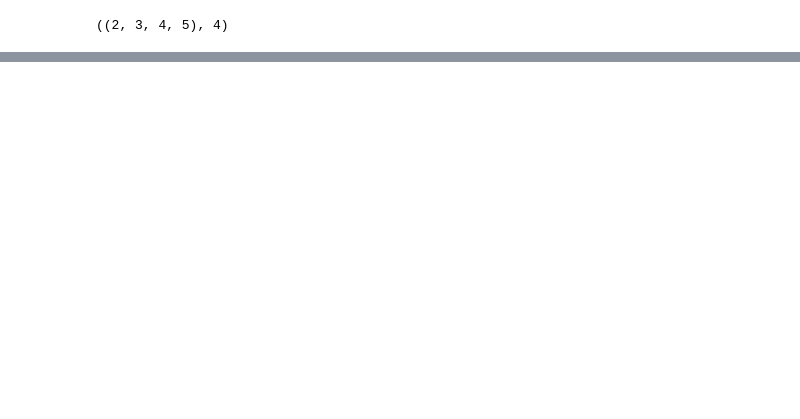
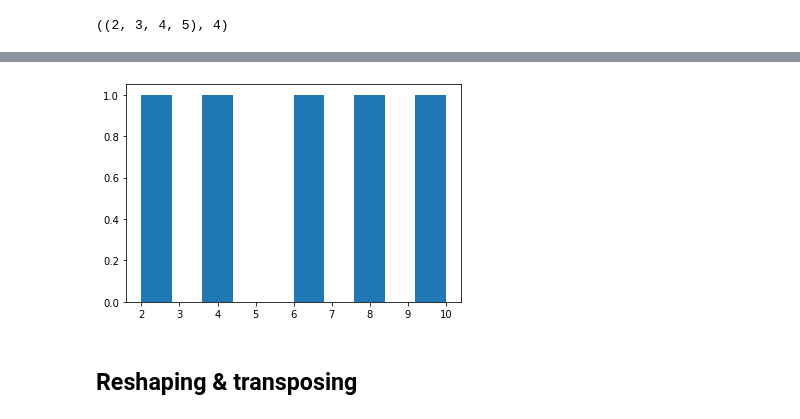
Before and after one commit to alvintoh/ml-ds-bootcamp-2021, a Jupyter notebook: sample_project/introduction-to-numpy.ipynb, the cells around one changed output, grey strips where cells are left out. Drawn from its saved outputs; the diff is of its cells as text; code cells hidden in the pictures; blank space fills up the shorter version.

```diff
--- a/sample_project/introduction-to-numpy.ipynb
+++ b/sample_project/introduction-to-numpy.ipynb
@@ -337,0 +557,7 @@ array([[[[0],
+# %%
+plt.hist(low_var_array)
+plt.show()
+# %% [output]
+[figure, added]
+# %% [markdown]
+## Reshaping & transposing
```
Also changed, not shown: parts of 77 cells of this notebook.
